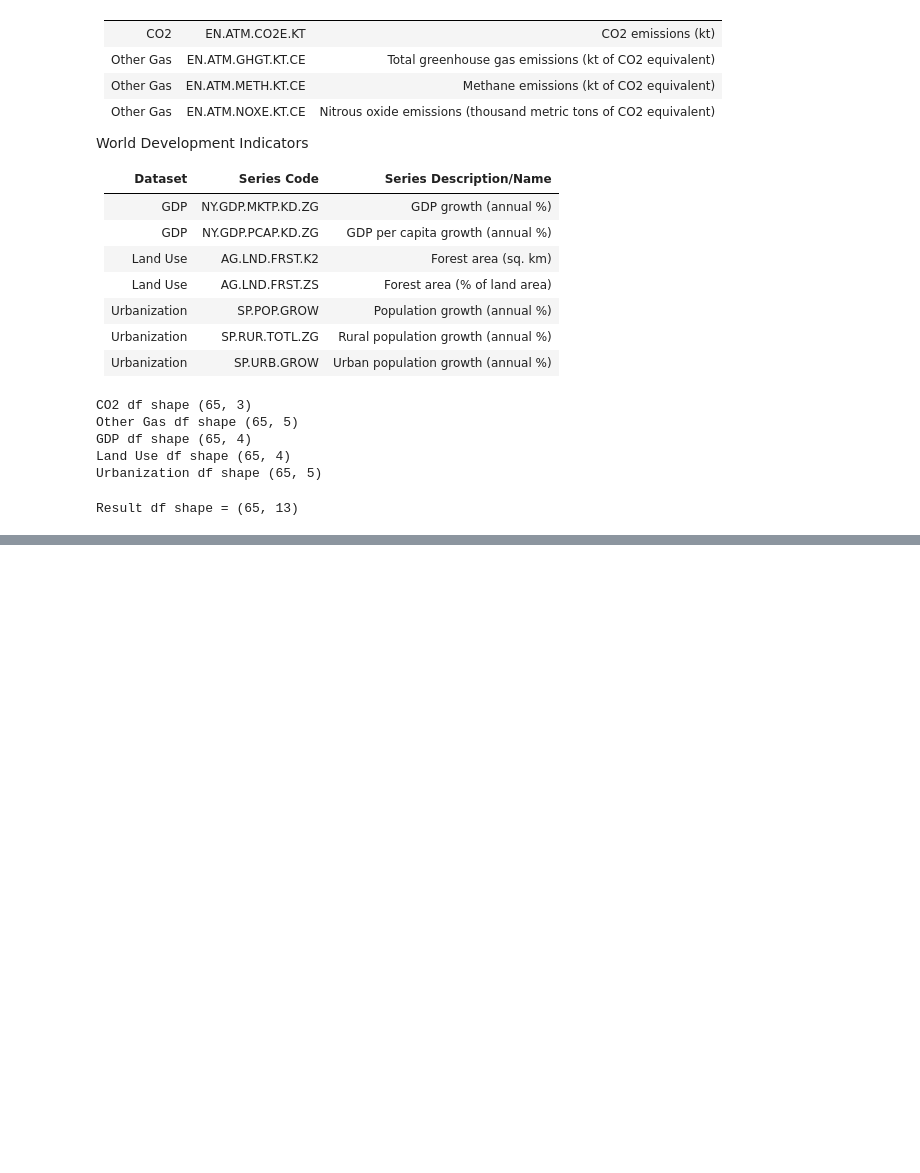
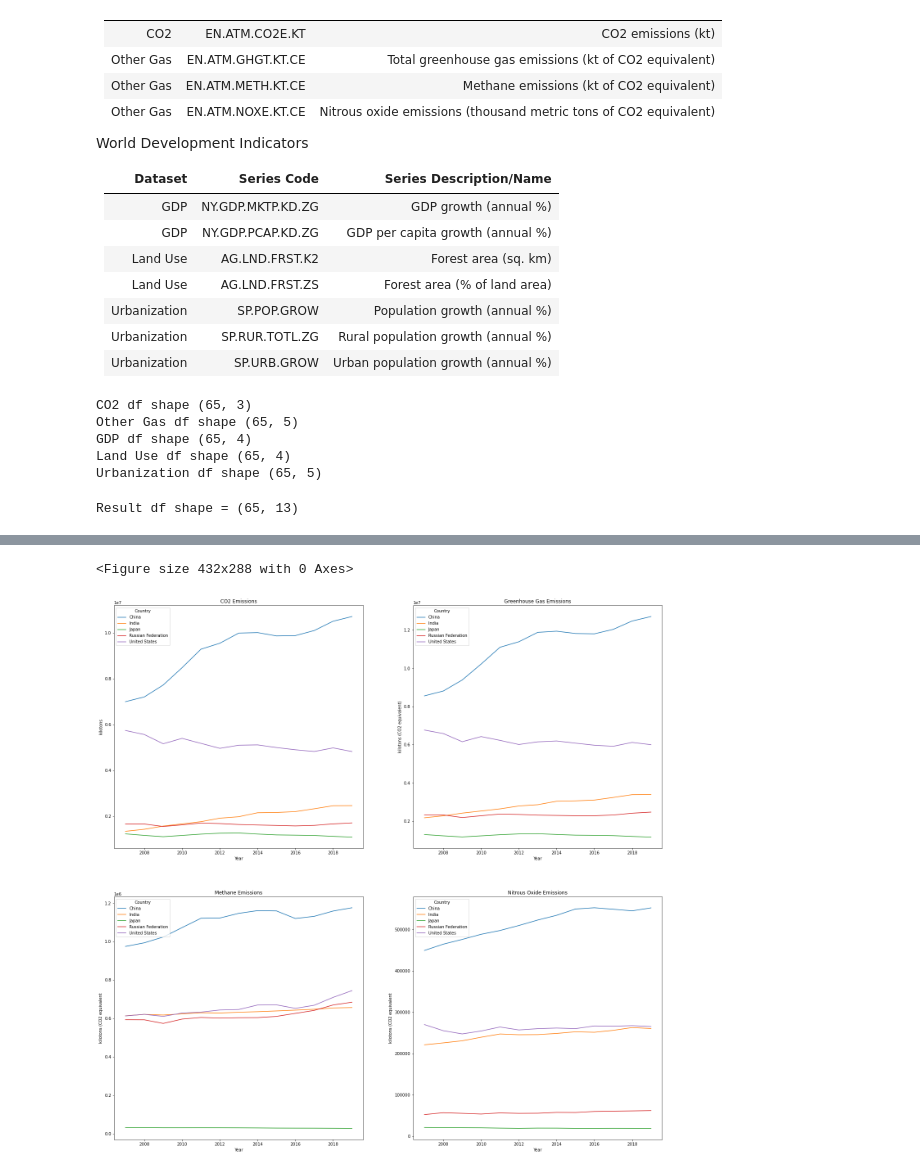
Before and after one commit to jords-santiago/humans_are_pollutants, a Jupyter notebook: 02_SourceCodes/01_Python_JupyterNotebook/02_Analysis_World_Bank_Devt_vs_Environment.ipynb, the cells around one changed output, grey strips where cells are left out. Drawn from its saved outputs; the diff is of its cells as text; code cells hidden in the pictures; blank space fills up the shorter version.

```diff
--- a/02_SourceCodes/01_Python_JupyterNotebook/02_Analysis_World_Bank_Devt_vs_Environment.ipynb
+++ b/02_SourceCodes/01_Python_JupyterNotebook/02_Analysis_World_Bank_Devt_vs_Environment.ipynb
@@ -82,0 +106,21 @@ Result df shape = (65, 13)
+# %%
+plt.clf()
+fig, axes = plt.subplots(2, 2, figsize=(24,24))
+axes[0,0].set_ylabel('kilotons')
+axes[0,1].set_ylabel('kilotons (CO2 equivalent)')
+axes[1,0].set_ylabel('kilotons (CO2 equivalent')
+axes[1,1].set_ylabel('kilotons (CO2 equivalent')
+
+axes[0,0].set_title('CO2 Emissions')
+axes[0,1].set_title('Greenhouse Gas Emissions')
+axes[1,0].set_title('Methane Emissions')
+axes[1,1].set_title('Nitrous Oxide Emissions')
+
+sns.lineplot(x='Year', y='EN.ATM.CO2E.KT', data=resdf, hue='Country', ax=axes[0,0])
+sns.lineplot(x='Year', y='EN.ATM.GHGT.KT.CE', data=resdf, hue='Country', ax=axes[0,1])
+sns.lineplot(x='Year', y='EN.ATM.METH.KT.CE', data=resdf, hue='Country', ax=axes[1,0])
+sns.lineplot(x='Year', y='EN.ATM.NOXE.KT.CE', data=resdf, hue='Country', ax=axes[1,1])
+plt.show()
+# %% [output]
+<Figure size 432x288 with 0 Axes>
+[figure, added]
```
Also changed, not shown: parts of 5 cells of this notebook.
